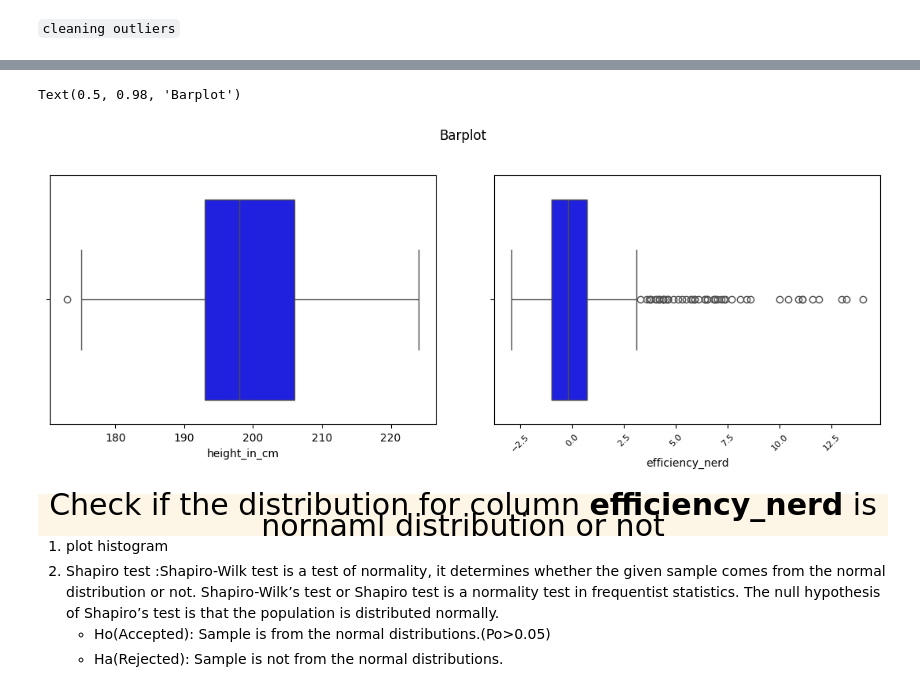
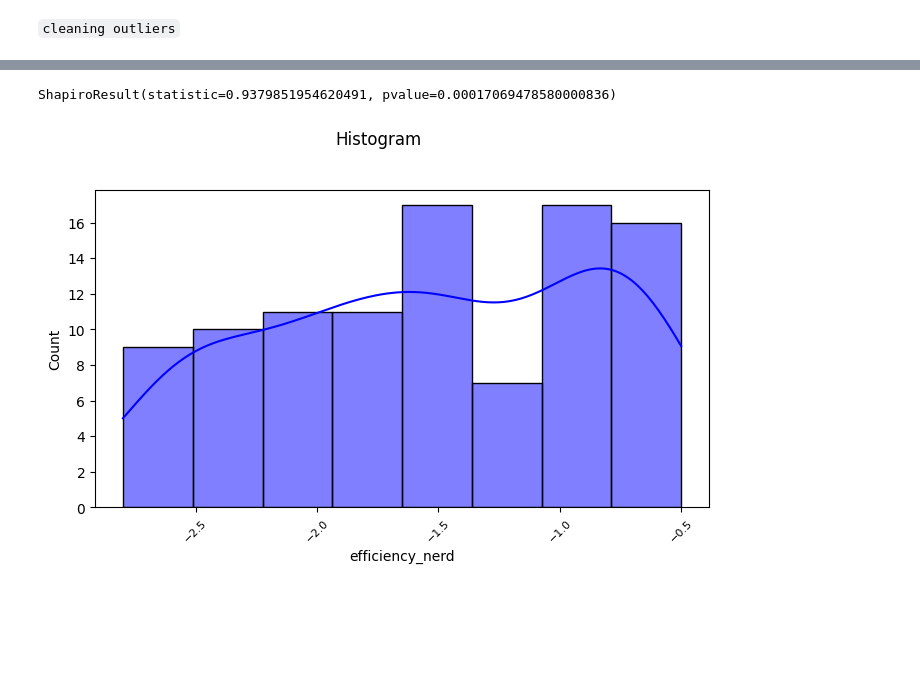
Before and after one commit to manab36/Data-Analysis, a Jupyter notebook: basketball_players_hypothesis_testing.ipynb, the cells around one changed output, grey strips where cells are left out. Drawn from its saved outputs; the diff is of its cells as text; code cells hidden in the pictures; blank space fills up the shorter version.

Commit message:
added hyp test 1

```diff
--- a/basketball_players_hypothesis_testing.ipynb
+++ b/basketball_players_hypothesis_testing.ipynb
@@ -433,6 +442,6 @@ Index(['player_name', 'team', 'birth_date', 'birth_location', 'height_in_cm',
        'statistics_mpg', 'statistics_ppg', 'statistics_rpg', 'statistics_apg'],
       dtype='object')
 # %%
-htest_nerd_df= data[["player_name", "team", "height_in_cm", "team_rank","player_rank", "efficiency_nerd"]]
+htest_nerd_df= data[["player_name", "height_in_cm", "player_rank", "efficiency_nerd"]]
 htest_nerd_df
 # %% [output]
@@ -452,7 +461,7 @@ htest_nerd_df
 # %% [markdown]
 `cleaning outliers`
 # %%
-cleaned_htest_nerd_df= outlier_remover(htest_nerd_df, ["efficiency_nerd", "height_in_cm"], 10, 90)
+cleaned_htest_nerd_df= outlier_remover(htest_nerd_df, ["efficiency_nerd", "height_in_cm"], 10, 20)
 # %% [output]
 ************************************************************************************************************
 Removing outlier in col: ['efficiency_nerd', 'height_in_cm']
@@ -474,24 +548,14 @@ Before cleaning number of rows: 405
 # %%
-fig= plt.figure(figsize=(12,5))
+fig= plt.figure(figsize=(8,5))
 
-plt.subplot(121)
-sns.boxplot(data=cleaned_htest_nerd_df,x= "height_in_cm", color="blue")
-
-plt.subplot(122)
-sns.boxplot(data=cleaned_htest_nerd_df,x= "efficiency_nerd", color="blue")
+plt.subplot(111)
+sns.histplot(data=cleaned_htest_nerd_df,x= "efficiency_nerd", color="blue", kde= True)
 
 fig.tight_layout(pad=5.0)
 plt.xticks(rotation=45,fontsize=8)
-fig.suptitle("Barplot")
+fig.suptitle("Histogram")
+
+print(f"{shapiro(cleaned_htest_nerd_df["efficiency_nerd"])}")
 # %% [output]
-Text(0.5, 0.98, 'Barplot')
+ShapiroResult(statistic=0.9379851954620491, pvalue=0.00017069478580000836)
-[figure, old version]
+[figure, new version]
-# %% [markdown]
-<div style=" line-height: 60px;height: 100%; font-size: 30px; text-align: center; background-color: OldLace; color: black;">
-Check if the distribution for column <b>efficiency_nerd</b> is nornaml distribution or not
-</div>
-
-1. plot histogram
-1. Shapiro test :Shapiro-Wilk test is a test of normality, it determines whether the given sample comes from the normal distribution or not. Shapiro-Wilk’s test or Shapiro test is a normality test in frequentist statistics. The null hypothesis of Shapiro’s test is that the population is distributed normally.
-    - Ho(Accepted): Sample is from the normal distributions.(Po>0.05)
-    - Ha(Rejected): Sample is not from the normal distributions.
```
Also changed, not shown: parts of 23 cells of this notebook, 1 other file.
